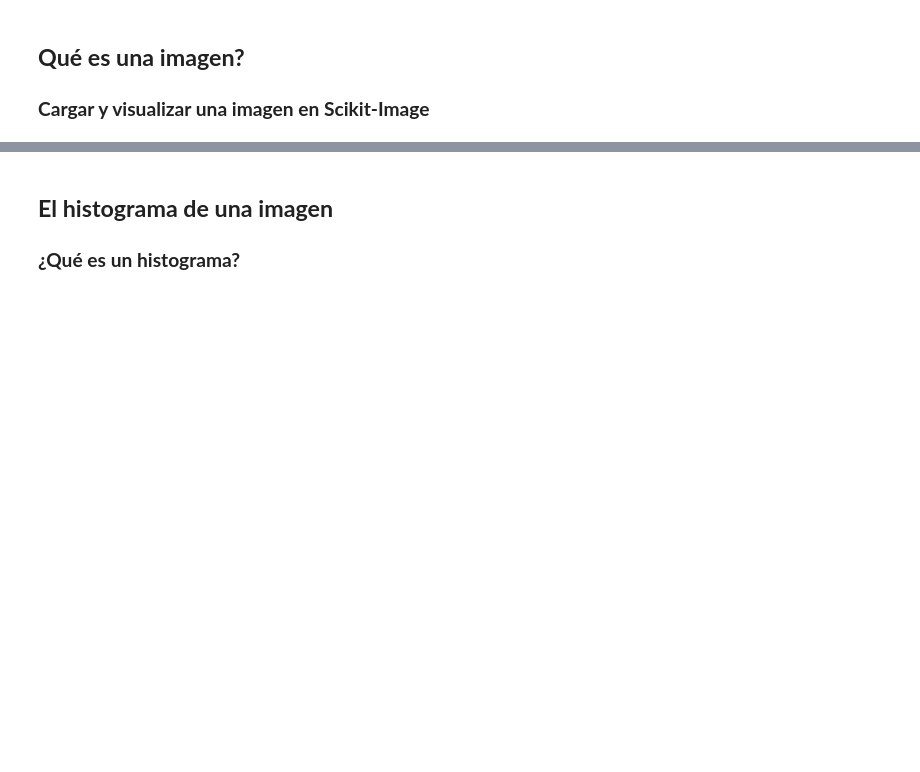
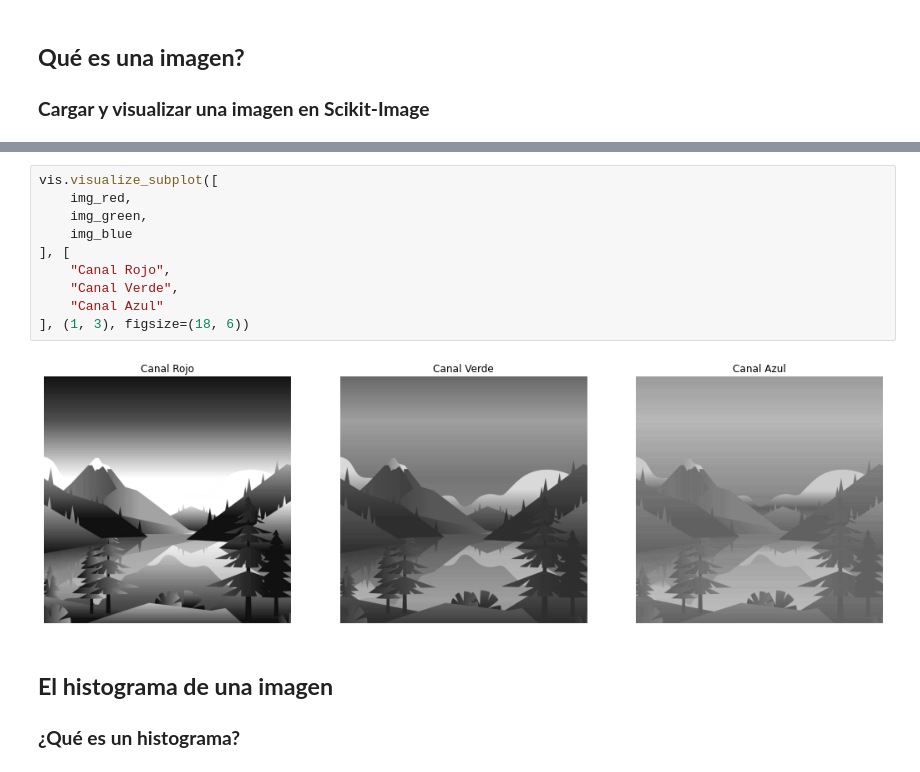
Before and after one commit to jpcano1/ISIS_4825_taller_3, a Jupyter notebook: Scikit_image_Bootcamp.ipynb, the cells around one changed output, grey strips where cells are left out. Drawn from its saved outputs; the diff is of its cells as text; blank space fills up the shorter version.

```diff
--- a/Scikit_image_Bootcamp.ipynb
+++ b/Scikit_image_Bootcamp.ipynb
@@ -9,3 +46,15 @@ url = "https://static.vecteezy.com/system/resources/thumbnails/000/246/312/origi
+# %%
+vis.visualize_subplot([
+    img_red,
+    img_green,
+    img_blue
+], [
+    "Canal Rojo",
+    "Canal Verde",
+    "Canal Azul"
+], (1, 3), figsize=(18, 6))
+# %% [output]
+[figure, added]
 # %% [markdown]
 ## **El histograma de una imagen**
 ### **¿Qué es un histograma?**
```
Also changed, not shown: parts of 11 cells of this notebook, 2 other files.
